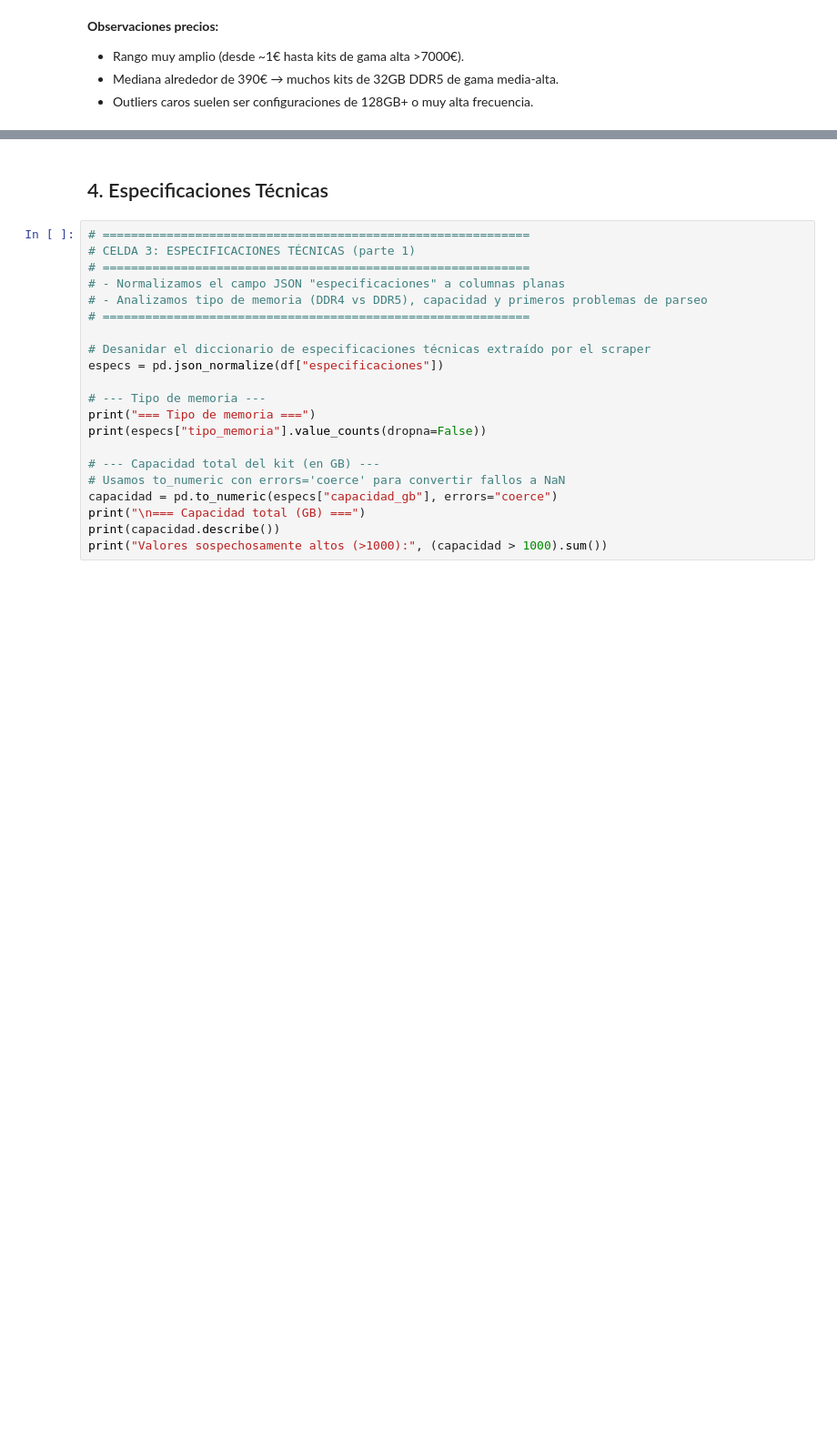
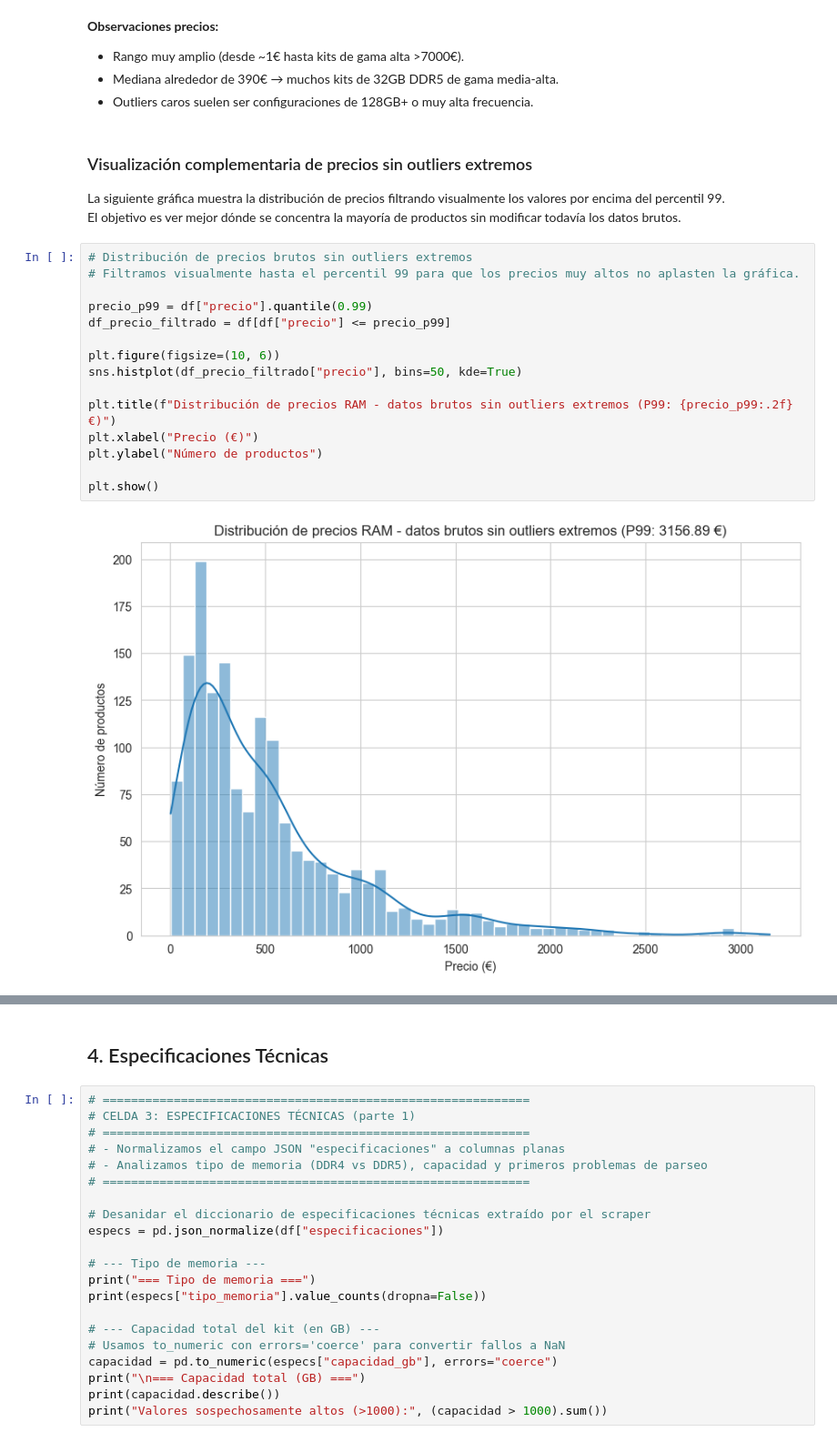
Before and after one commit to raulruizproyectos/pccomponentes-ml-analysis, a Jupyter notebook: notebooks/01_eda_ram.ipynb, the cells around one changed output, grey strips where cells are left out. Shown at 91% size. Cells and saved outputs as stored; diff of their text form; blank space fills up the shorter version.

Commit message:
Añadidas visualizaciones EDA bruto RAM

```diff
--- a/notebooks/01_eda_ram.ipynb
+++ b/notebooks/01_eda_ram.ipynb
@@ -135,3 +158,25 @@ plt.show()
 - Rango muy amplio (desde ~1€ hasta kits de gama alta >7000€).
 - Mediana alrededor de 390€ → muchos kits de 32GB DDR5 de gama media-alta.
 - Outliers caros suelen ser configuraciones de 128GB+ o muy alta frecuencia.
+# %% [markdown]
+### Visualización complementaria de precios sin outliers extremos
+
+La siguiente gráfica muestra la distribución de precios filtrando visualmente los valores por encima del percentil 99.
+El objetivo es ver mejor dónde se concentra la mayoría de productos sin modificar todavía los datos brutos.
+# %%
+# Distribución de precios brutos sin outliers extremos
+# Filtramos visualmente hasta el percentil 99 para que los precios muy altos no aplasten la gráfica.
+
+precio_p99 = df["precio"].quantile(0.99)
+df_precio_filtrado = df[df["precio"] <= precio_p99]
+
+plt.figure(figsize=(10, 6))
+sns.histplot(df_precio_filtrado["precio"], bins=50, kde=True)
+
+plt.title(f"Distribución de precios RAM - datos brutos sin outliers extremos (P99: {precio_p99:.2f} €)")
+plt.xlabel("Precio (€)")
+plt.ylabel("Número de productos")
+
+plt.show()
+# %% [output]
+[figure, added]
```
Also changed, not shown: parts of 35 cells of this notebook.
